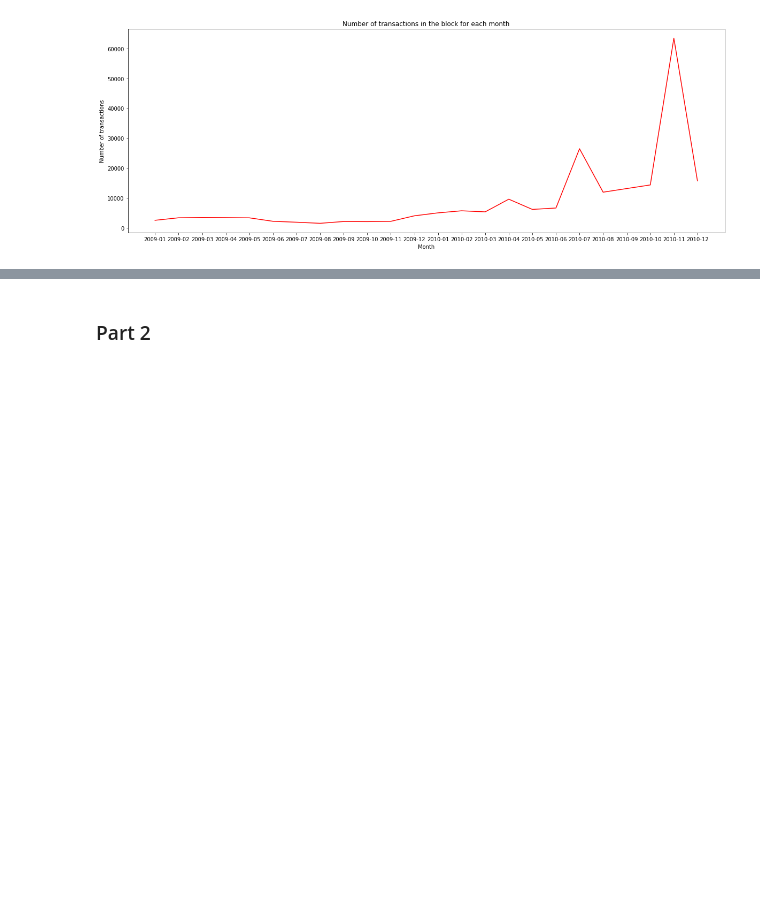
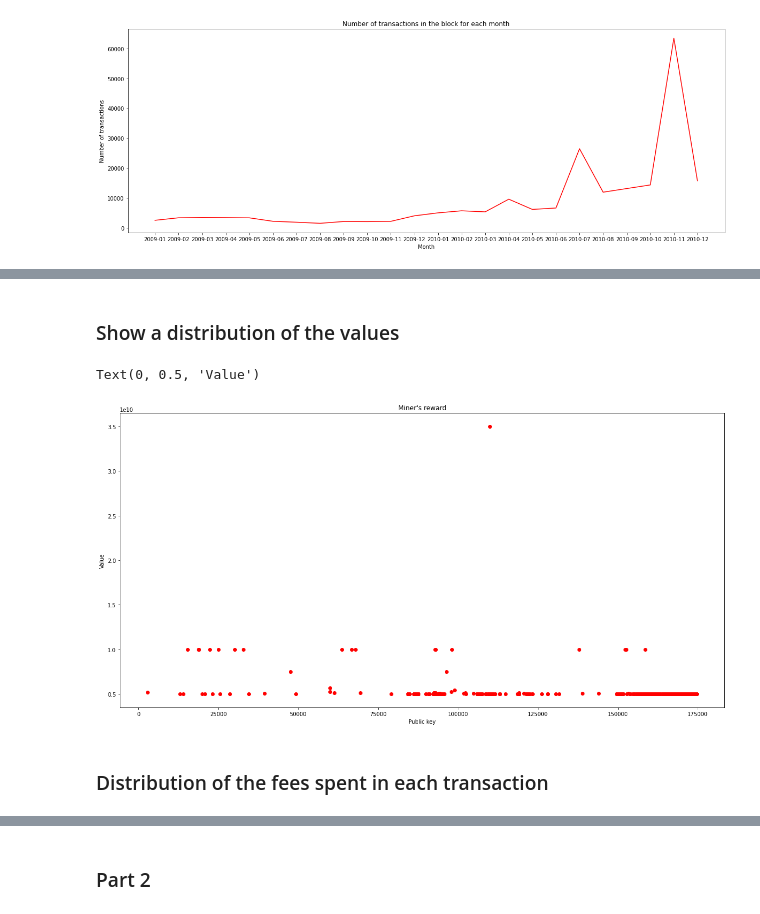
Before and after one commit to fedehsq/btc-analysis, a Jupyter notebook: hw.ipynb, the cells around one changed output, grey strips where cells are left out. Saved outputs shown, nothing was run; the diff lists cells and outputs as text; code cells hidden in the pictures; blank space fills up the shorter version.

```diff
--- a/hw.ipynb
+++ b/hw.ipynb
@@ -167,6 +143,30 @@ class InvalidTransaction(Transaction):
 
     def __str__(self):
         return super().__str__() + f'\nInvalid reason: {self.invalid_reason}'
+# %%
+"""
+Transform pandas dataframe to a different data structure to increase performance
+"""
+# Create a list of inputs removing the row if the last column (output_id) if the value is -1
+inputs_list = [row for row in inputs.values.tolist() if row[OUTPUT_ID] != -1]
+
+# Create a set with transaction id as key
+transactions_set = {tx[ID] for tx in transactions.values.tolist()}
+
+# Create a dictionary with output id as key and value as the BTC value
+outputs_dict = {}
+
+# Create a dictionary with transaction id as key and a list of inputs as value
+tx_value_dict = {}
+
+# Iterate over outputs dataframe to create the outputs_dict and tx_value_dict
+for row in outputs.values.tolist():
+    outputs_dict[row[ID]] = row[VALUE]
+    # if the TX_ID is already in the dict, we add the value to the existing value
+    if row[TX_ID] in tx_value_dict:
+        tx_value_dict[row[TX_ID]] += row[VALUE]
+    else:
+        tx_value_dict[row[TX_ID]] = row[VALUE]
 # %%
 # Helper functions to check if a transaction is valid or not
 
@@ -629,0 +570,27 @@ TypeError: unsupported operand type(s) for +=: 'int' and 'NoneType'
+# %% [markdown]
+### Show a distribution of the values
+# %%
+# Build a plot of miner's reward
+import matplotlib.pyplot as plt
+x = []
+y = []
+for k, v in miners_dict.items():
+    # skip standard reward
+    if v > 5000000000:
+        x.append(k)
+        y.append(v)
+
+# create a plot with function
+# set the title
+plt.figure(figsize=(20, 10))
+plt.plot(x, y, 'ro')
+plt.title('Miner\'s reward')
+# set the x label
+plt.xlabel('Public key')
+# set the y label
+plt.ylabel('Value')
+# %% [output]
+Text(0, 0.5, 'Value')
+[figure, added]
+# %% [markdown]
+### Distribution of the fees spent in each transaction
```
Also changed, not shown: parts of 12 cells of this notebook, 1 other file.
